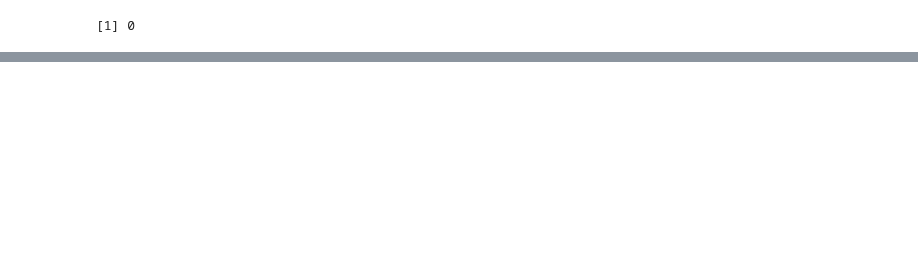
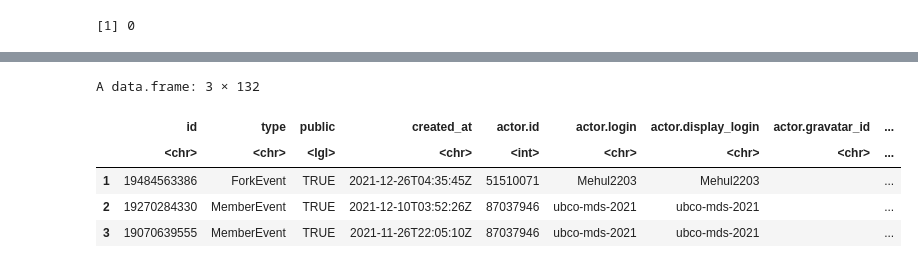
Before and after one commit to boweny0319/DATA534_Project_Notebook, a Jupyter notebook: GitHub_Activity_API.ipynb, the cells around one changed output, grey strips where cells are left out. Saved outputs shown, nothing was run; the diff lists cells and outputs as text; code cells hidden in the pictures; blank space fills up the shorter version.

```diff
--- a/GitHub_Activity_API.ipynb
+++ b/GitHub_Activity_API.ipynb
@@ -110,4 +117,43 @@ length(aa)
 # %% [output]
 [1] 0
 # %%
-aa
+github_lastn_events_df <- function(range, max_event_num, owner = "", repo = "", organization = ""){
+    if (max_event_num < 1 || max_event_num != round(max_event_num)) {
+        stop("The max_event_num parameter should be a positive integer", call. = FALSE)
+    }
+    total_pages <- ceiling(max_event_num/100)
+    result <- NULL
+    datalist = list()
+    for (i in 1:total_pages){
+        if (range == "all public") {
+            temp_df <- github_get_public_events(100, page=i,"dataframe")
+        } else if (range == "network") {
+            if (owner == "" || repo == "") {
+                stop("The owner and repo parameters are required for getting network events", call. = FALSE)
+            }
+            temp_df <- github_get_network_events(owner, repo, 100, page=i,"dataframe")
+        } else if (range == "organization") {
+            if (organization == "") {
+                stop("The organization parameter is required for getting organization events", call. = FALSE)
+            }
+            temp_df <- github_get_organization_events(organization, 100, page=i,"dataframe")
+        } else if (range == "repository") {
+           if (owner == "" || repo == "") {
+                stop("The owner and repo parameters are required for getting repository events", call. = FALSE)
+            }
+            temp_df <- github_get_repo_events(owner, repo, 100, page=i,"dataframe")
+        }
+
+        if (length(temp_df) > 0) {
+            datalist[[i]] <- temp_df
+        } else {
+            break
+        }
+        temp_df <- temp_df[,c("id","type","created_at", "actor.login", "repo.name")]
+    }
+    binded_df <- dplyr::bind_rows(datalist)
+    row_num <- min(c(nrow(binded_df),max_event_num))
+    binded_df <- binded_df[1:row_num,]
+    binded_df
+
+}
@@ -144,0 +189,10 @@ github_count_events_bytype <- function(range, max_event_num){
+# %%
+ff <- github_lastn_events_df("organization",102,organization="ubco-mds-2021")
+ff
+# %% [output]
+A data.frame: 3 × 132
+|  | id | type | public | created_at | actor.id | actor.login | actor.display_login | actor.gravatar_id | ... |
+|  | <chr> | <chr> | <lgl> | <chr> | <int> | <chr> | <chr> | <chr> | ... |
+| 1 | 19484563386 | ForkEvent | TRUE | 2021-12-26T04:35:45Z | 51510071 | Mehul2203 | Mehul2203 |  | ... |
+| 2 | 19270284330 | MemberEvent | TRUE | 2021-12-10T03:52:26Z | 87037946 | ubco-mds-2021 | ubco-mds-2021 |  | ... |
+| 3 | 19070639555 | MemberEvent | TRUE | 2021-11-26T22:05:10Z | 87037946 | ubco-mds-2021 | ubco-mds-2021 |  | ... |
```
Also changed, not shown: parts of 28 cells of this notebook, 2 other files.
